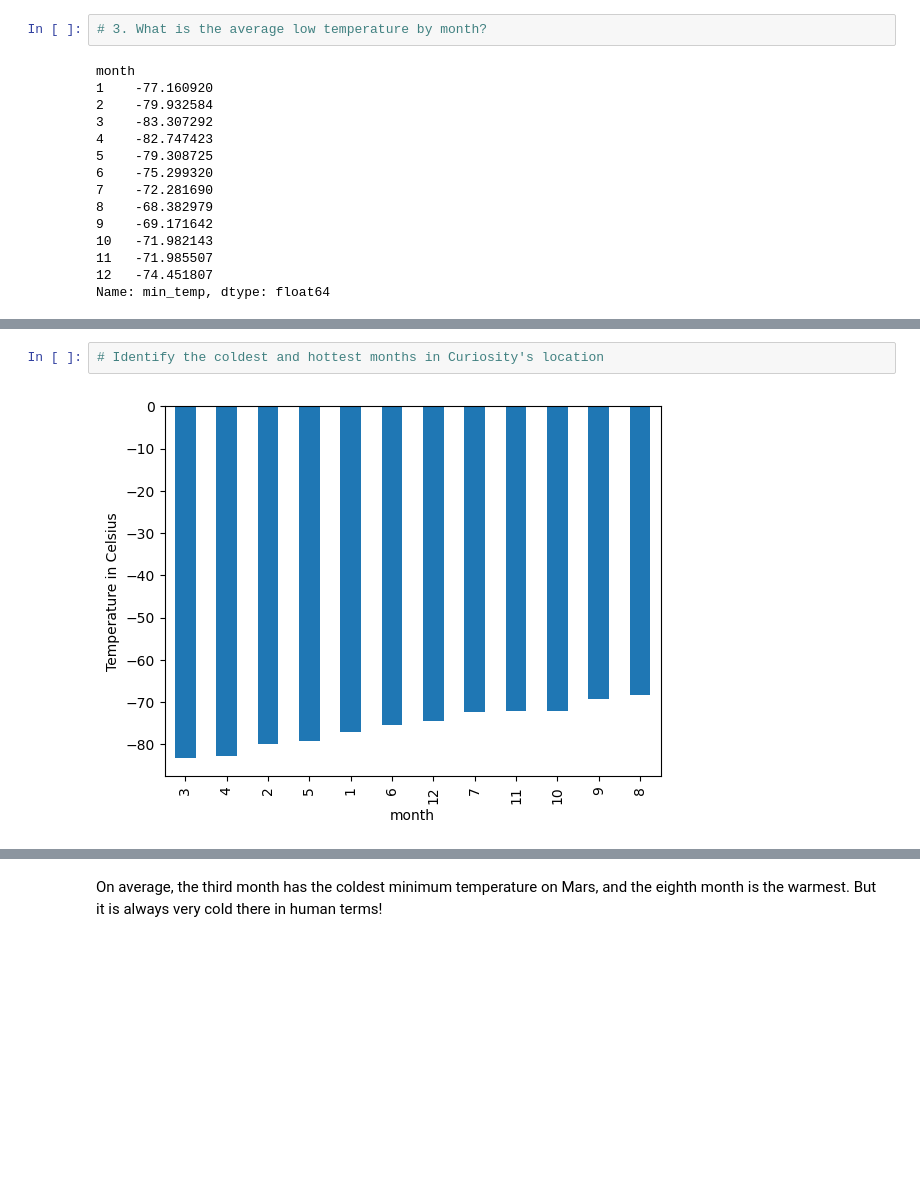
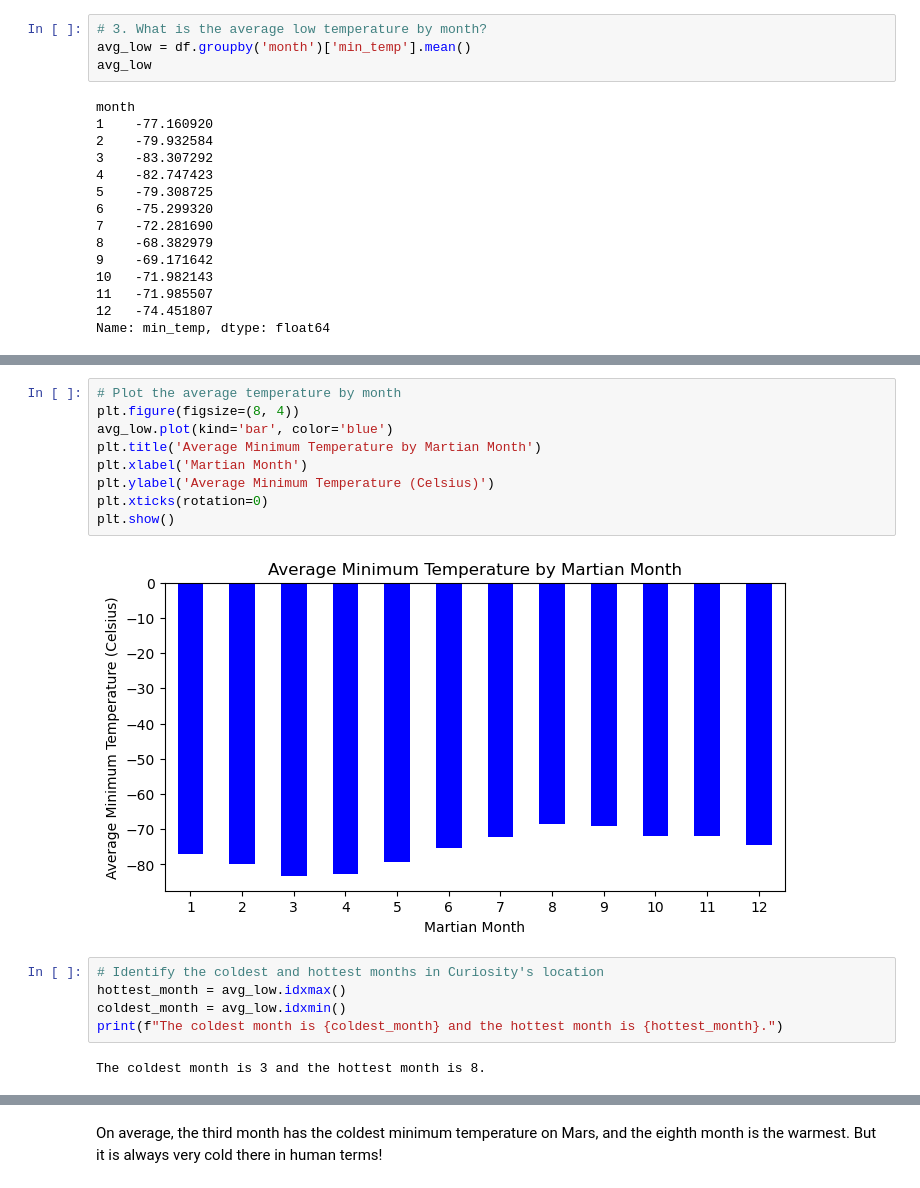
Before and after one commit to Kelsey2701/mars_data_collection, a Jupyter notebook: part_2_mars_weather.ipynb, the cells around one changed output, grey strips where cells are left out. Cells and saved outputs as stored; diff of their text form; blank space fills up the shorter version.

```diff
--- a/part_2_mars_weather.ipynb
+++ b/part_2_mars_weather.ipynb
@@ -144,6 +155,8 @@ Name: month, dtype: int64
 1867
 # %%
 # 3. What is the average low temperature by month?
+avg_low = df.groupby('month')['min_temp'].mean()
+avg_low
 # %% [output]
 month
 1    -77.160920
@@ -166,6 +175,20 @@ Name: min_temp, dtype: float64
+# %%
+# Plot the average temperature by month
+plt.figure(figsize=(8, 4))
+avg_low.plot(kind='bar', color='blue')
+plt.title('Average Minimum Temperature by Martian Month')
+plt.xlabel('Martian Month')
+plt.ylabel('Average Minimum Temperature (Celsius)')
+plt.xticks(rotation=0)
+plt.show()
+# %% [output]
+[figure, added]
 # %%
 # Identify the coldest and hottest months in Curiosity's location
+hottest_month = avg_low.idxmax()
+coldest_month = avg_low.idxmin()
+print(f"The coldest month is {coldest_month} and the hottest month is {hottest_month}.")
 # %% [output]
-[figure, removed]
+The coldest month is 3 and the hottest month is 8.
 # %%
 # 4. Average pressure by Martian month
```
Also changed, not shown: parts of 11 cells of this notebook, 1 other file.
